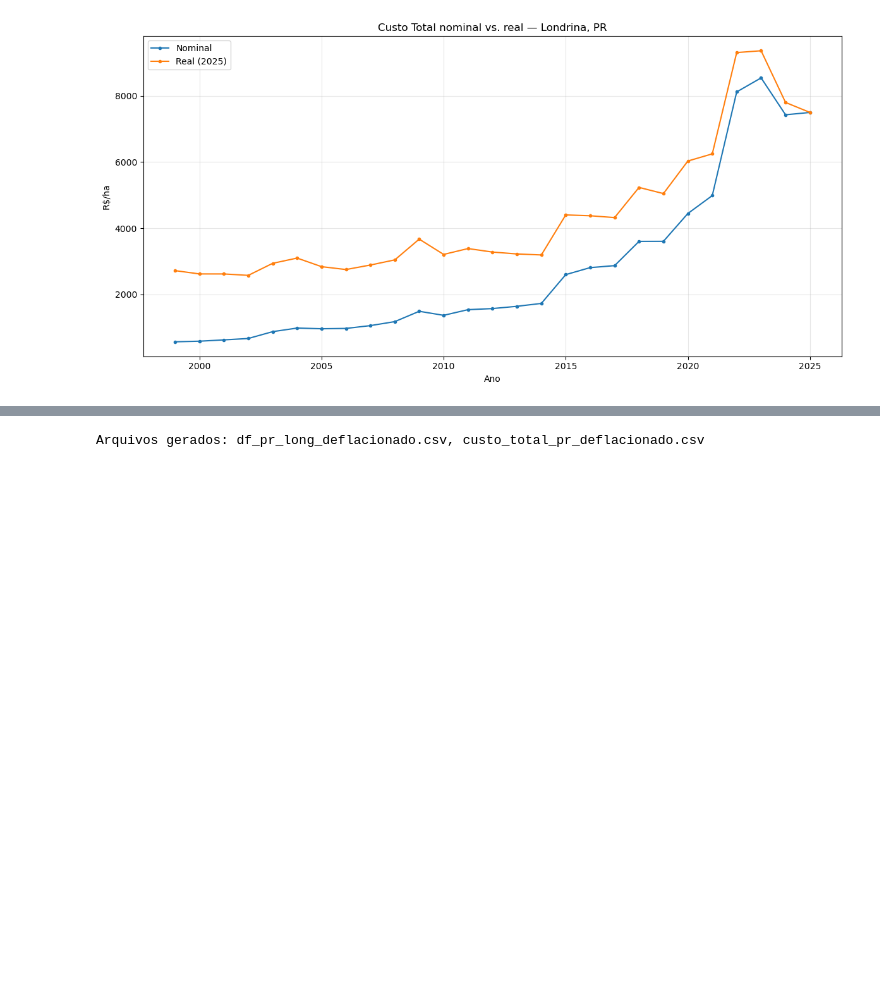
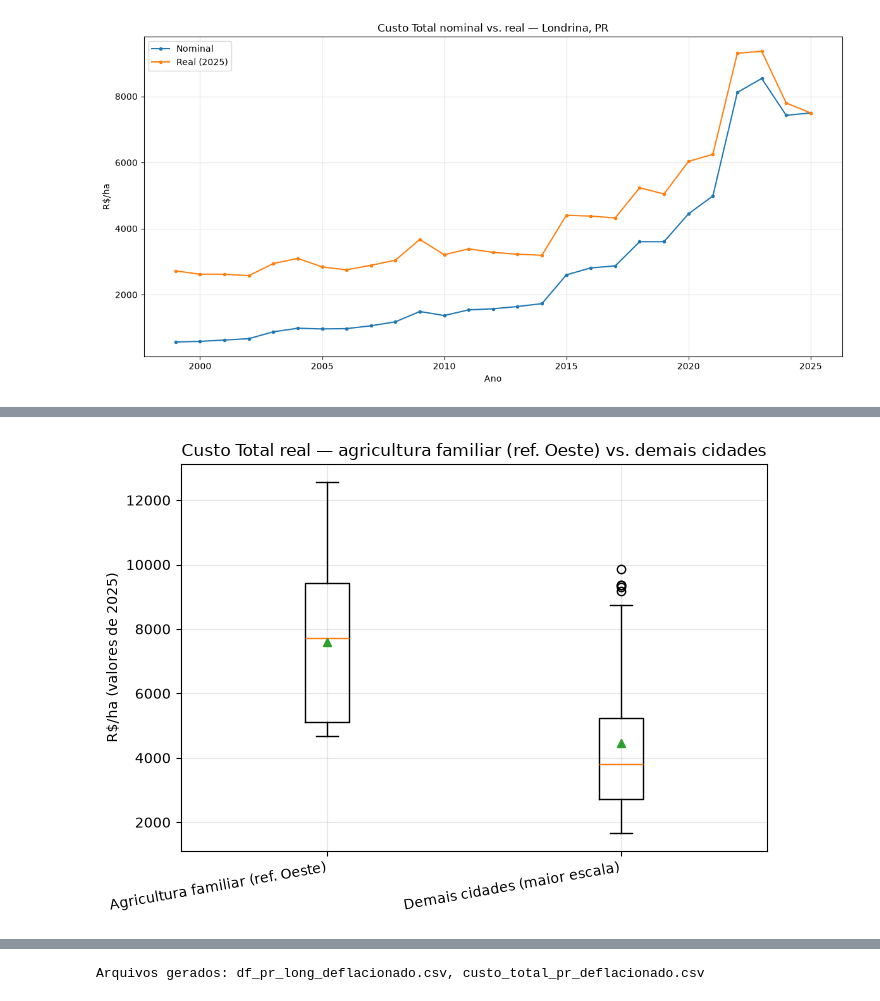
Before and after one commit to fcoliveira-utfpr/aquacrop_ml, a Jupyter notebook: 07_analise_custos_milho_pr.ipynb, the cells around one changed output, grey strips where cells are left out. Cells and saved outputs as stored; diff of their text form; code cells hidden in the pictures; blank space fills up the shorter version.

```diff
--- a/07_analise_custos_milho_pr.ipynb
+++ b/07_analise_custos_milho_pr.ipynb
@@ -433,0 +574,14 @@ plt.show()
+# %%
+dados_box_grupo = [
+    custo_total.loc[custo_total["grupo"] == g, "custo_rs_ha_real"].dropna()
+    for g in custo_total["grupo"].unique()
+]
+fig, ax = plt.subplots(figsize=(7, 5))
+ax.boxplot(dados_box_grupo, tick_labels=custo_total["grupo"].unique(), showmeans=True)
+ax.set_title("Custo Total real — agricultura familiar (ref. Oeste) vs. demais cidades")
+ax.set_ylabel(f"R$/ha (valores de {ANO_BASE})")
+plt.xticks(rotation=10, ha="right")
+plt.tight_layout()
+plt.show()
+# %% [output]
+[figure, added]
```
Also changed, not shown: parts of 20 cells of this notebook, 19 other files.
